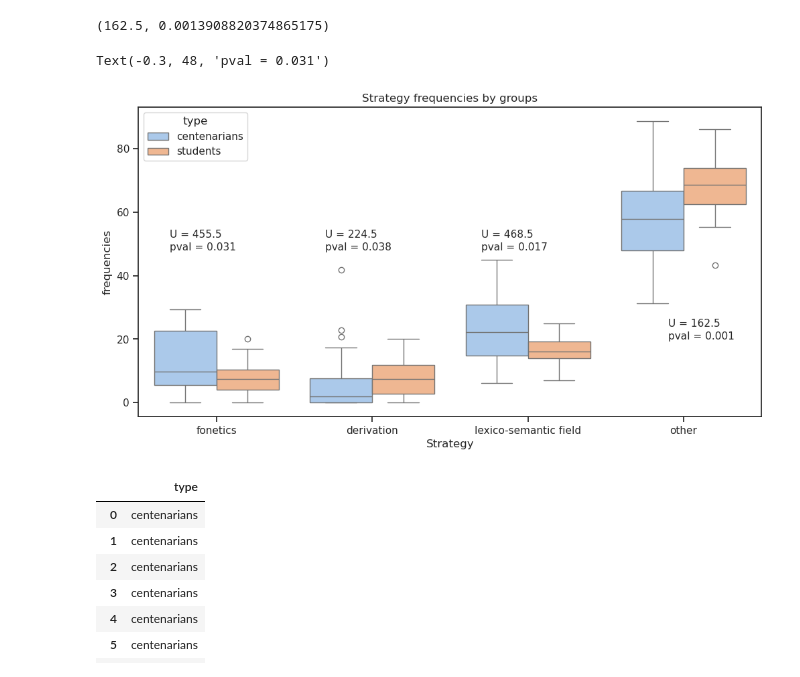
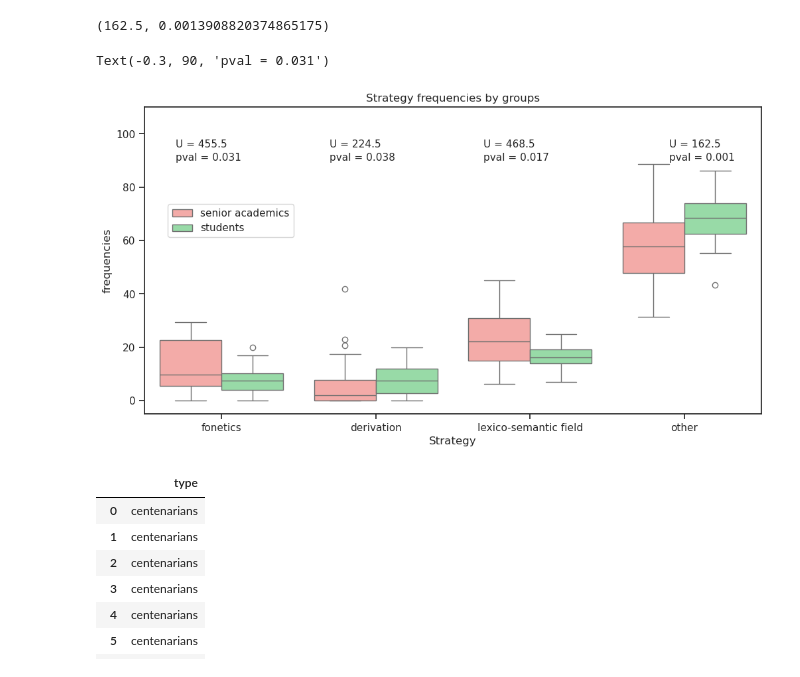
Before and after one commit to Aryunaa/Linguistics, a Jupyter notebook: pos_febr/analysis.ipynb, the cells around one changed output. Drawn from its saved outputs; the diff is of its cells as text; code cells hidden in the pictures.

```diff
--- a/pos_febr/analysis.ipynb
+++ b/pos_febr/analysis.ipynb
@@ -76,7 +77,7 @@ dolgolets.loc[(dolgolets['ID']=='pr_L_1') & (dolgolets['Стратегия']=='9
 # %%
 dolgolets = dolgolets[students.columns]
 # %%
-dolgolets['type'] = 'centenarians'
+dolgolets['type'] = 'senior academics'
 students['type'] = 'students'
 # %%
 dolgolets.head()
@@ -822,41 +823,43 @@ U4, p4
 # %%
 plt.figure(figsize=(12, 6))
 
 
 sns.set_theme(style="ticks", palette="pastel")
-sns.boxplot(df_melted, x='strategy', y = 'frequency percents', hue = 'type').set(title='Strategy frequencies by groups')
-
+g = sns.boxplot(df_melted, x='strategy', y = 'frequency percents', hue = 'type', palette={'senior academics':'r', 'students':'g'})
+g.set(title='Strategy frequencies by groups')
+g.legend( bbox_to_anchor=(0.25, 0.7))
 #modify axis labels
 plt.xlabel('Strategy')
 plt.ylabel('frequencies')
+plt.ylim((-5,110))
 
-plt.text(2.9, 24, f"U = {U4:.1f}", rotation = 0, fontsize = 11)         # Size
+plt.text(2.9, 95, f"U = {U4:.1f}", rotation = 0, fontsize = 11)         # Size
       # Style)
 
-plt.text(1.7, 52, f"U = {U3:.1f}", rotation = 0, fontsize = 11)         # Size
+plt.text(1.7, 95, f"U = {U3:.1f}", rotation = 0, fontsize = 11)         # Size
       # Style)
 
-plt.text(0.7, 52, f"U = {U2:.1f}", rotation = 0, fontsize = 11)         # Size
+plt.text(0.7, 95, f"U = {U2:.1f}", rotation = 0, fontsize = 11)         # Size
       # Style)
 
-plt.text(-0.3, 52, f"U = {U1:.1f}", rotation = 0, fontsize = 11)         # Size
+plt.text(-0.3, 95, f"U = {U1:.1f}", rotation = 0, fontsize = 11)         # Size
       # Style)
 
 
-plt.text(2.9, 20, f"pval = {p4:.3f}", rotation = 0, fontsize = 11)         # Size
+plt.text(2.9, 90, f"pval = {p4:.3f}", rotation = 0, fontsize = 11)         # Size
       # Style)
 
-plt.text(1.7, 48, f"pval = {p3:.3f}", rotation = 0, fontsize = 11)         # Size
+plt.text(1.7, 90, f"pval = {p3:.3f}", rotation = 0, fontsize = 11)         # Size
       # Style)
 
-plt.text(0.7, 48, f"pval = {p2:.3f}", rotation = 0, fontsize = 11)         # Size
+plt.text(0.7, 90, f"pval = {p2:.3f}", rotation = 0, fontsize = 11)         # Size
       # Style)
 
-plt.text(-0.3, 48, f"pval = {p1:.3f}", rotation = 0, fontsize = 11)         # Size
+plt.text(-0.3, 90, f"pval = {p1:.3f}", rotation = 0, fontsize = 11)         # Size
       # Style)
 # %% [output]
-Text(-0.3, 48, 'pval = 0.031')
+Text(-0.3, 90, 'pval = 0.031')
-[figure, old version]
+[figure, new version]
 # %%
 y
 # %% [output]
```
Also changed, not shown: parts of 11 cells of this notebook, 3 other files.
